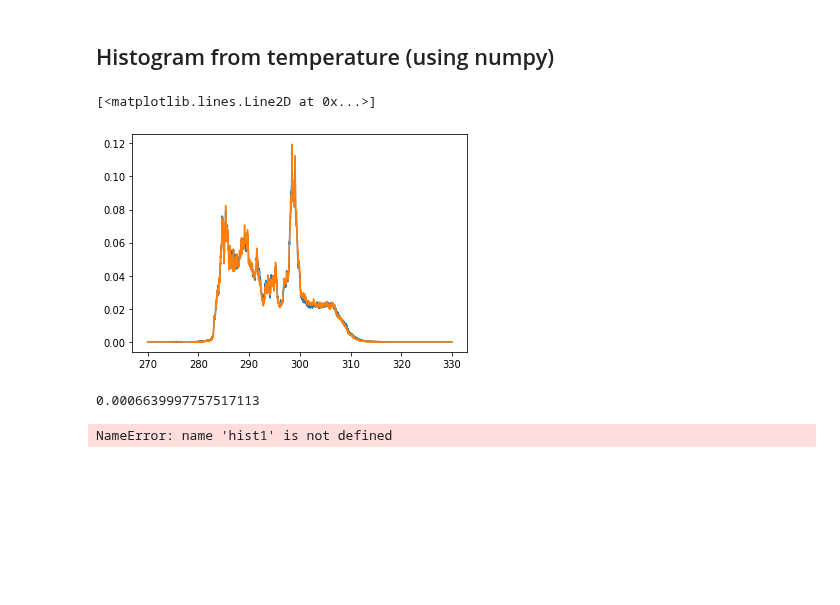
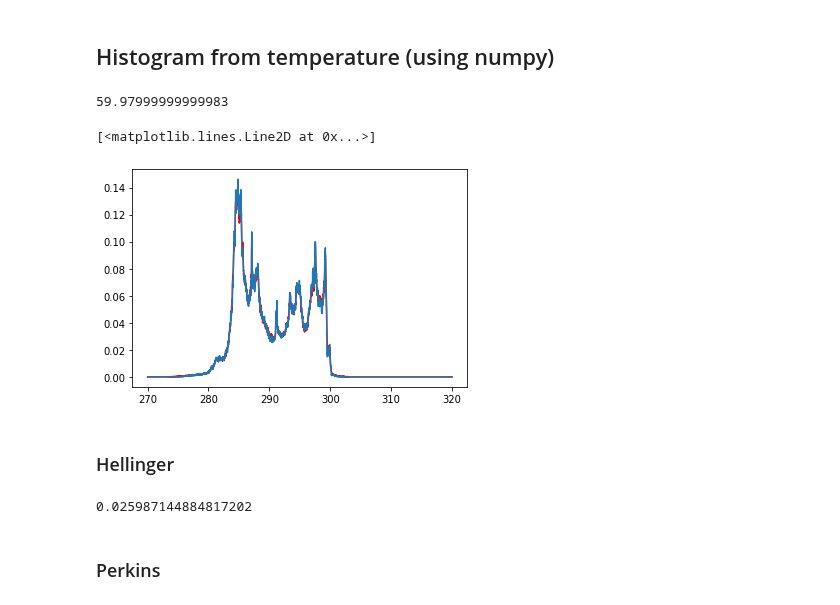
Before and after one commit to LeoMicollet/Downscaling_CM, a Jupyter notebook: dev/Metrics.ipynb, the cells around one changed output. Saved outputs shown, nothing was run; the diff lists cells and outputs as text; code cells hidden in the pictures; blank space fills up the shorter version.

Commit message:
Perkins skill score

```diff
--- a/dev/Metrics.ipynb
+++ b/dev/Metrics.ipynb
@@ -313,29 +306,30 @@ testtrap(f1,f2, x)
 # %% [markdown]
 ## Histogram from temperature (using numpy)
 # %%
-test1 = day_2km.T_2M.isel(time = 12)
-test2 = quintic_2km.T_2M.isel(time = 12)
-bins = np.linspace(270,330,3000)
+test1 = day_2km.T_2M.isel(time = 0)
+test2 = bilin_2km.T_2M.isel(time = 0)
+bins = np.linspace(270,320,3000)
 # %%
 hist1, bins1 = np.histogram(test1.values, bins, density = True) # density normalize the integral
 hist2, bins2 = np.histogram(test2.values, bins, density = True)
-norm1 = 0
-norm2 = 0
+hist2.sum()
 #widths1 = bins1[:-1] - bins1[1:]
+# %% [output]
+59.97999999999983
 # %%
 #plt.bar(bins1[1:], hist1, width = widths1)
-plt.plot(bins[1:], hist1)
+plt.plot(bins[1:], hist1, '-r')
 plt.plot(bins[1:], hist2)
 # %% [output]
 [<matplotlib.lines.Line2D at 0x...>]
-[figure, old version]
+[figure, new version]
+# %% [markdown]
+### Hellinger
 # %%
-testtrap(hist1, hist2, bins[1:])
+np.sqrt(testtrap(hist1, hist2, bins[1:]))
 # %% [output]
-0.0006639997757517113
+0.025987144884817202
+# %% [markdown]
+### Perkins
 # %%
 import metrics
-# %%
-metrics.Hellinger(day_2km, bilin_2km, bins)
-# %% [output]
-NameError: name 'hist1' is not defined
```
Also changed, not shown: parts of 13 cells of this notebook, 1 other file.
